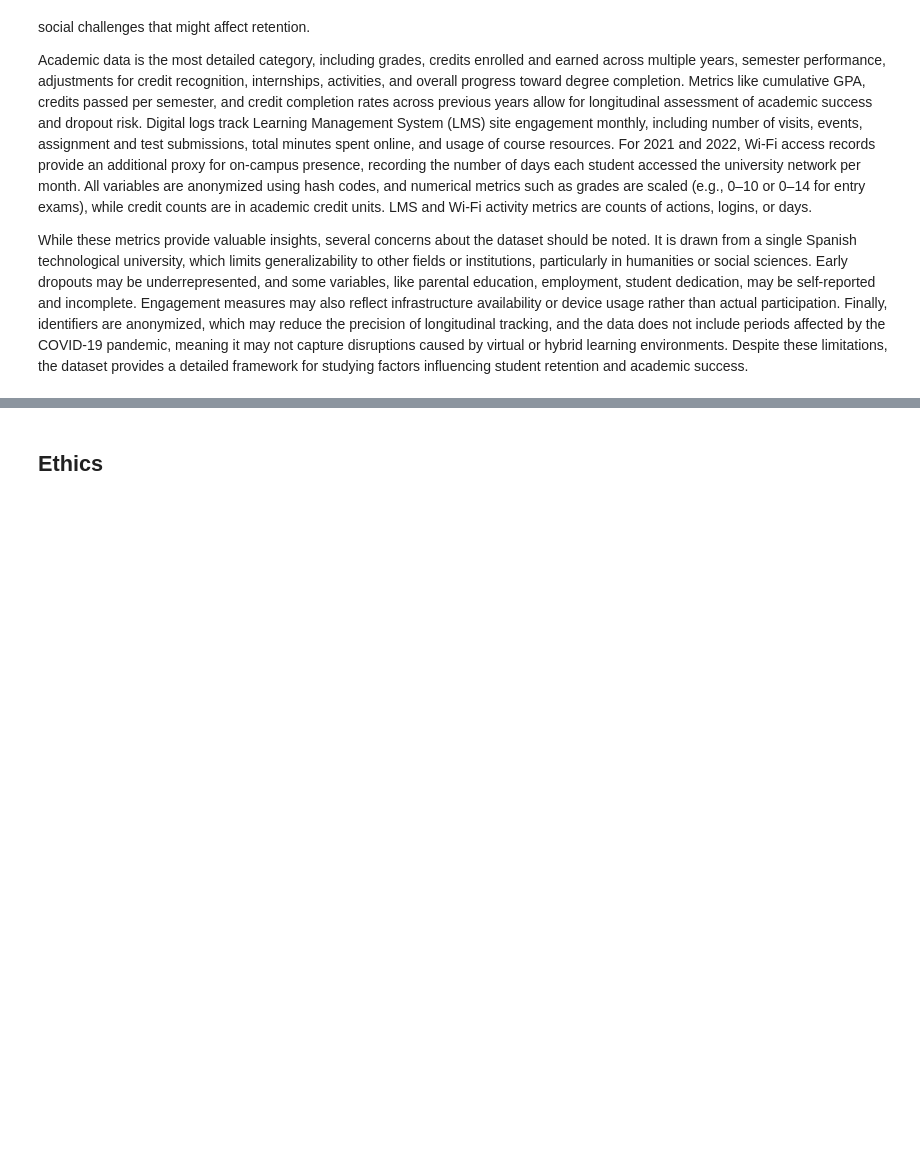
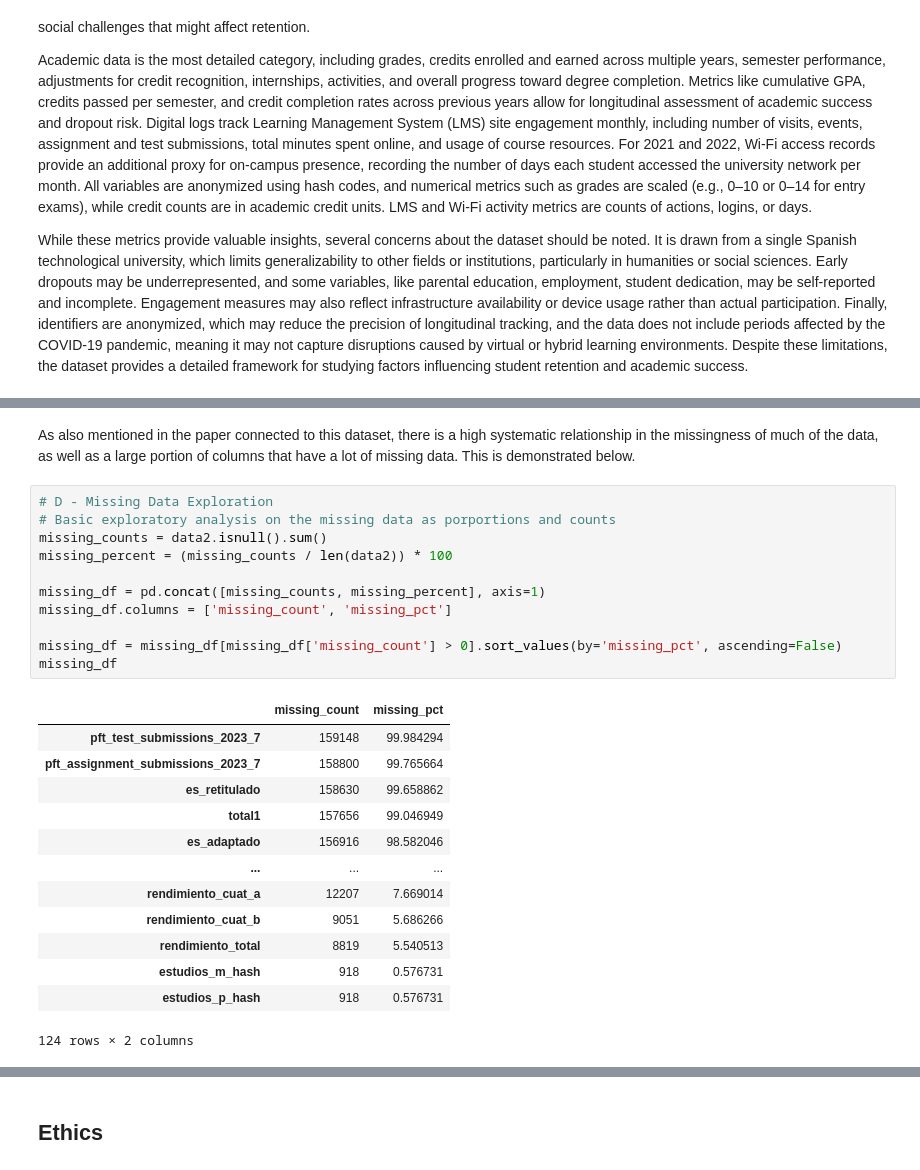
Before and after one commit to COGS108/Group127_WI26, a Jupyter notebook: 01-DataCheckpoint.ipynb, the cells around one changed output, grey strips where cells are left out. Saved outputs shown, nothing was run; the diff lists cells and outputs as text; blank space fills up the shorter version.

```diff
--- a/01-DataCheckpoint.ipynb
+++ b/01-DataCheckpoint.ipynb
@@ -131,0 +201,27 @@ While these metrics provide valuable insights, several concerns about the datase
+# %% [markdown]
+As also mentioned in the paper connected to this dataset, there is a high systematic relationship in the missingness of much of the data, as well as a large portion of columns that have a lot of missing data. This is demonstrated below.
+# %%
+# D - Missing Data Exploration
+# Basic exploratory analysis on the missing data as porportions and counts
+missing_counts = data2.isnull().sum()
+missing_percent = (missing_counts / len(data2)) * 100
+
+missing_df = pd.concat([missing_counts, missing_percent], axis=1)
+missing_df.columns = ['missing_count', 'missing_pct']
+
+missing_df = missing_df[missing_df['missing_count'] > 0].sort_values(by='missing_pct', ascending=False)
+missing_df
+# %% [output]
+|  | missing_count | missing_pct |
+| pft_test_submissions_2023_7 | 159148 | 99.984294 |
+| pft_assignment_submissions_2023_7 | 158800 | 99.765664 |
+| es_retitulado | 158630 | 99.658862 |
+| total1 | 157656 | 99.046949 |
+| es_adaptado | 156916 | 98.582046 |
+| ... | ... | ... |
+| rendimiento_cuat_a | 12207 | 7.669014 |
+| rendimiento_cuat_b | 9051 | 5.686266 |
+| rendimiento_total | 8819 | 5.540513 |
+| estudios_m_hash | 918 | 0.576731 |
+| estudios_p_hash | 918 | 0.576731 |
+124 rows × 2 columns
```
Also changed, not shown: parts of 12 cells of this notebook.
